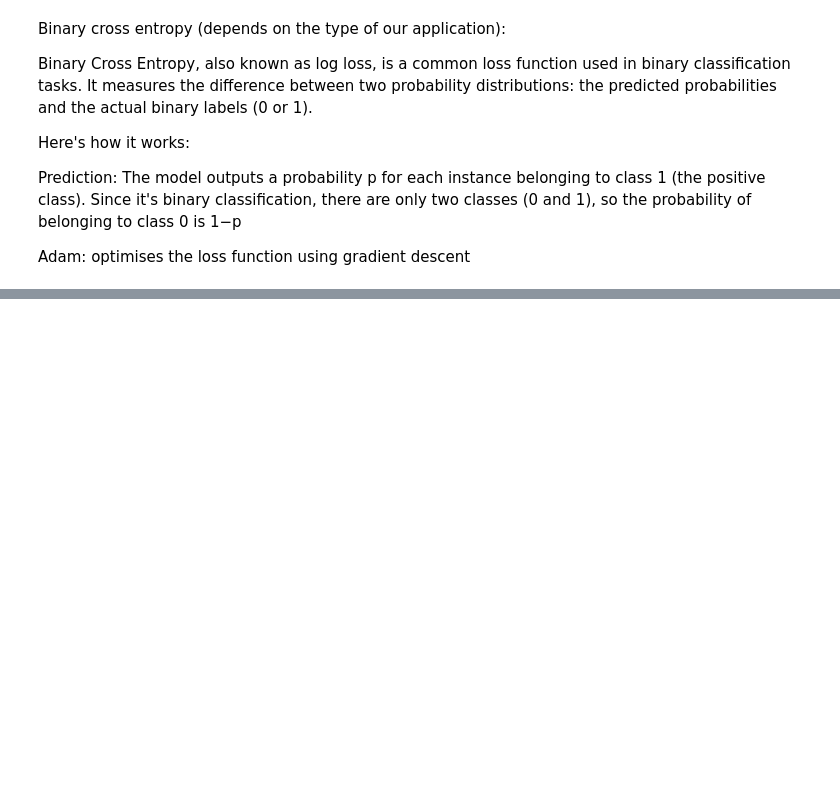
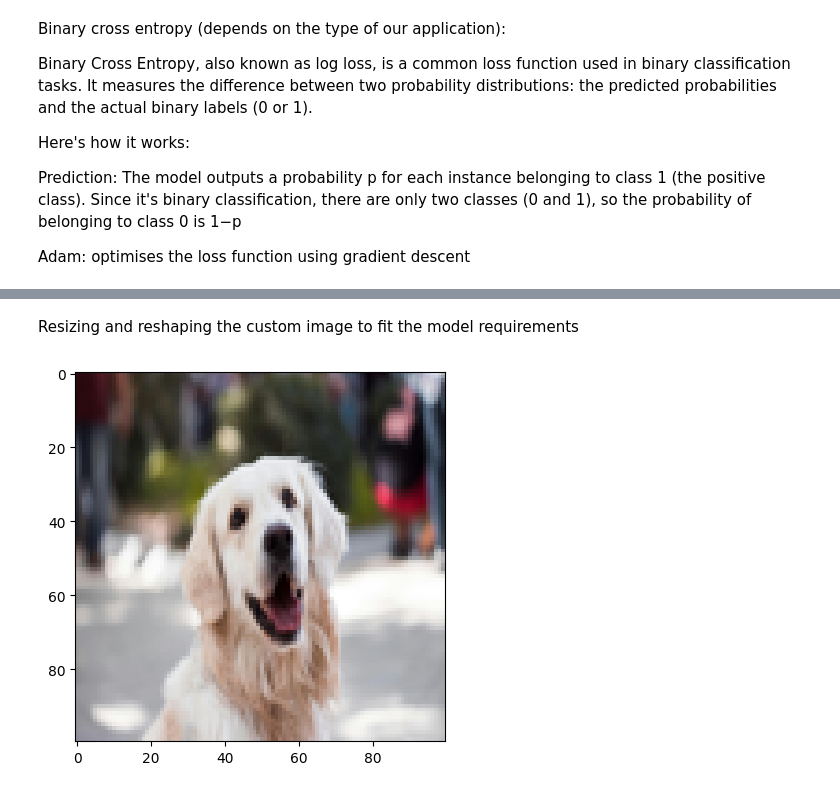
Before and after one commit to Pavelrh/Dog-Cat-Classifier, a Jupyter notebook: main.ipynb, the cells around one changed output, grey strips where cells are left out. Saved outputs shown, nothing was run; the diff lists cells and outputs as text; code cells hidden in the pictures; blank space fills up the shorter version.

Commit message:
made it possible to predict for individual images from test dataset  and custom images

```diff
--- a/main.ipynb
+++ b/main.ipynb
@@ -101,0 +121,17 @@ model.fit(X_train, Y_train, epochs= 10, batch_size=64)
+# %% [markdown]
+Resizing and reshaping the custom image to fit the model requirements
+# %%
+# Load the image using Pillow
+image = Image.open('dog.png')
+
+# Resize the image to the target size
+target_size = (100, 100)
+resized_image = image.resize(target_size)
+
+# Convert the resized image to a numpy array
+custom_image = numpy.array(resized_image)
+# Display the image
+plt.imshow(custom_image)
+plt.show()
+# %% [output]
+[figure, added]
```
Also changed, not shown: parts of 6 cells of this notebook, 2 other files.
